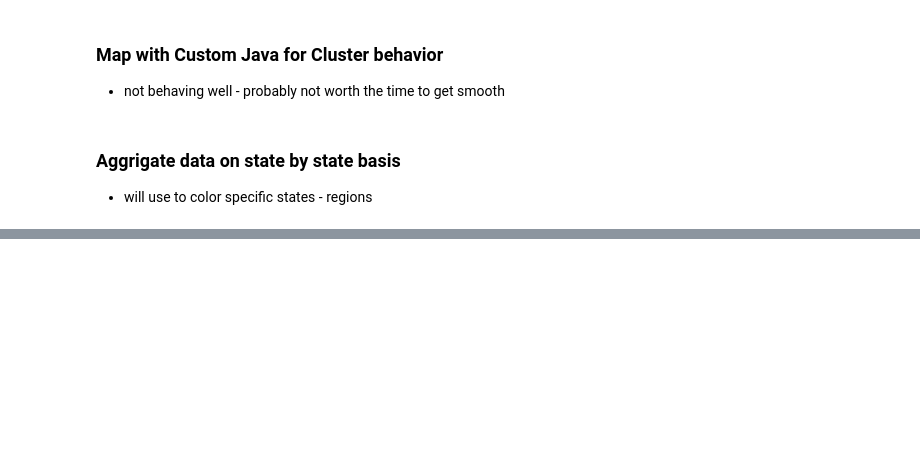
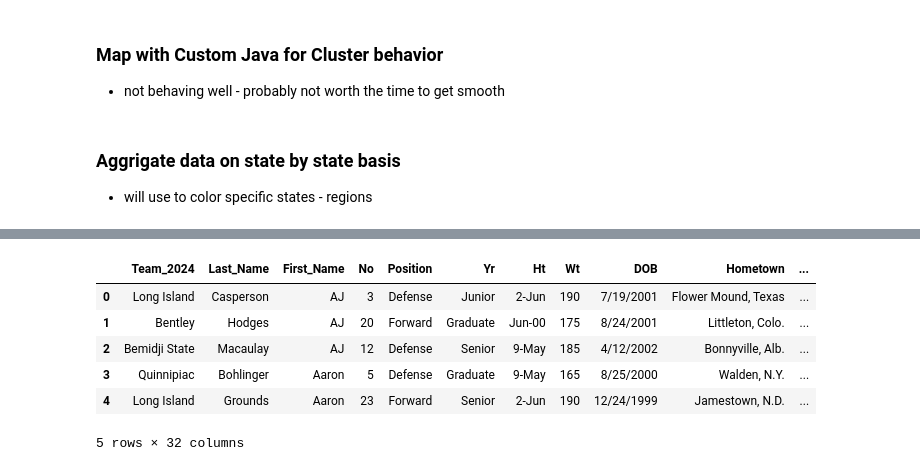
Before and after one commit to JSmith1826/college_hockey_2425, a Jupyter notebook: workbook/players_by_location.ipynb, the cells around one changed output, grey strips where cells are left out. Cells and saved outputs as stored; diff of their text form; code cells hidden in the pictures; blank space fills up the shorter version.

```diff
--- a/workbook/players_by_location.ipynb
+++ b/workbook/players_by_location.ipynb
@@ -202,7 +225,8 @@ location_counts_cleaned.head()
 #### Load the previously geocoded table from csv
 # %%
 ## Path to the geocoded data
-geocoded_data_path = os.path.join('..', 'data', 'player_geocoded_location_counts_v3.0.csv')
+geocoded_data_path = os.path.join('..', 'data', 'player_geocoded_location_counts_google_api_v1.csv')
+# geocoded_data_path = os.path.join('..', 'data', 'player_geocoded_location_counts_v3.0.csv')
 location_counts_cleaned = pd.read_csv(geocoded_data_path)
 
 ##### HOTFIX 9-30-24
@@ -671,3 +712,13 @@ merged_df.head()
+# %%
+merged_df.head()
+# %% [output]
+|  | Team_2024 | Last_Name | First_Name | No | Position | Yr | Ht | Wt | DOB | Hometown | ... |
+| 0 | Long Island | Casperson | AJ | 3 | Defense | Junior | 2-Jun | 190 | 7/19/2001 | Flower Mound, Texas | ... |
+| 1 | Bentley | Hodges | AJ | 20 | Forward | Graduate | Jun-00 | 175 | 8/24/2001 | Littleton, Colo. | ... |
+| 2 | Bemidji State | Macaulay | AJ | 12 | Defense | Senior | 9-May | 185 | 4/12/2002 | Bonnyville, Alb. | ... |
+| 3 | Quinnipiac | Bohlinger | Aaron | 5 | Defense | Graduate | 9-May | 165 | 8/25/2000 | Walden, N.Y. | ... |
+| 4 | Long Island | Grounds | Aaron | 23 | Forward | Senior | 2-Jun | 190 | 12/24/1999 | Jamestown, N.D. | ... |
+5 rows × 32 columns
 # %%
 ### Calculate the average distance a player is from their home town for each team
 
```
Also changed, not shown: parts of 10 cells of this notebook, 2 other files.
